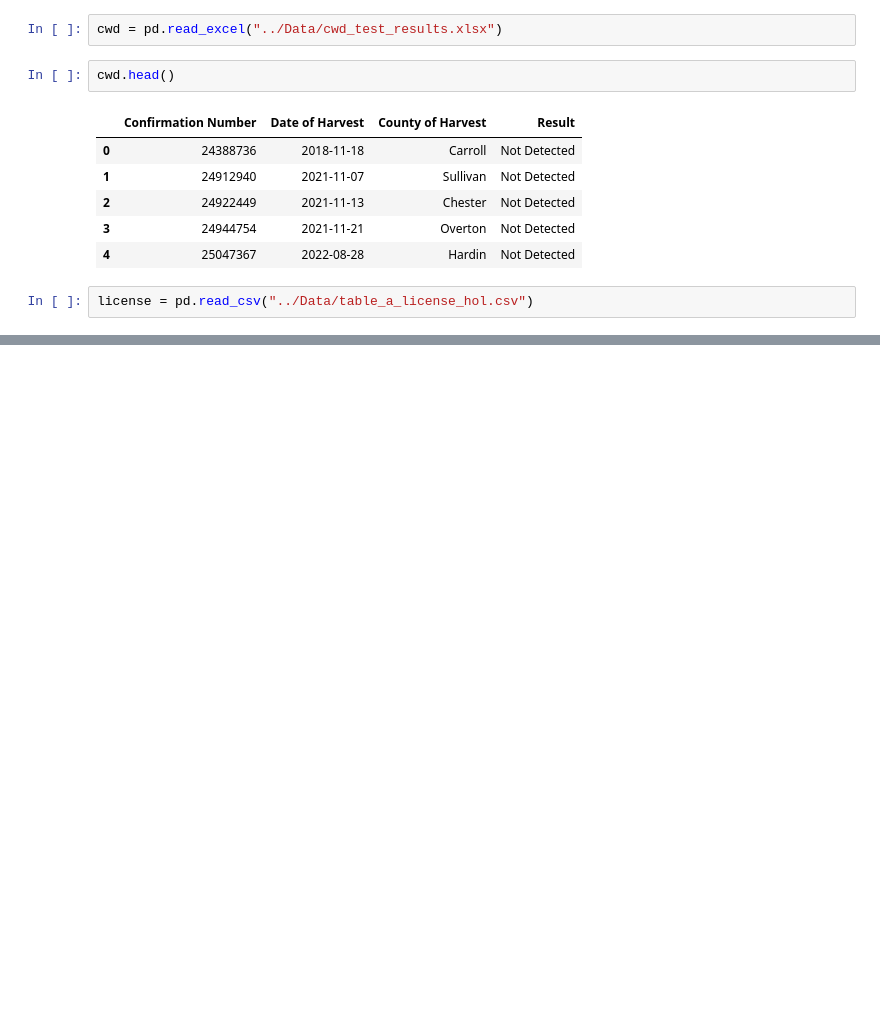
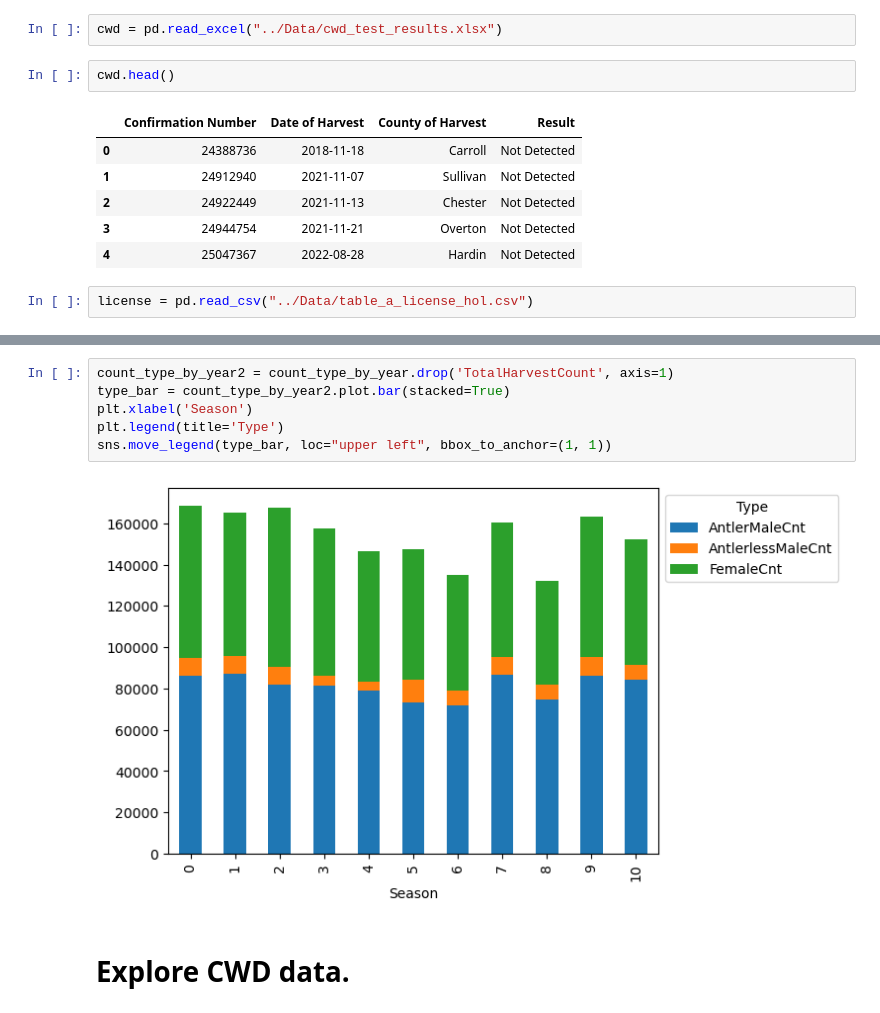
Before and after one commit to McNuttJ/Tennessee-Deer-Herd-Analysis-Capstone, a Jupyter notebook: tennessee_deer_herd_analysis.ipynb, the cells around one changed output, grey strips where cells are left out. Drawn from its saved outputs; the diff is of its cells as text; blank space fills up the shorter version.

```diff
--- a/tennessee_deer_herd_analysis.ipynb
+++ b/tennessee_deer_herd_analysis.ipynb
@@ -408,0 +395,10 @@ ValueError: Incompatible indexer with Series
+# %%
+count_type_by_year2 = count_type_by_year.drop('TotalHarvestCount', axis=1)
+type_bar = count_type_by_year2.plot.bar(stacked=True)
+plt.xlabel('Season')
+plt.legend(title='Type')
+sns.move_legend(type_bar, loc="upper left", bbox_to_anchor=(1, 1))
+# %% [output]
+[figure, added]
+# %% [markdown]
+# Explore CWD data.
```
Also changed, not shown: parts of 52 cells of this notebook.
